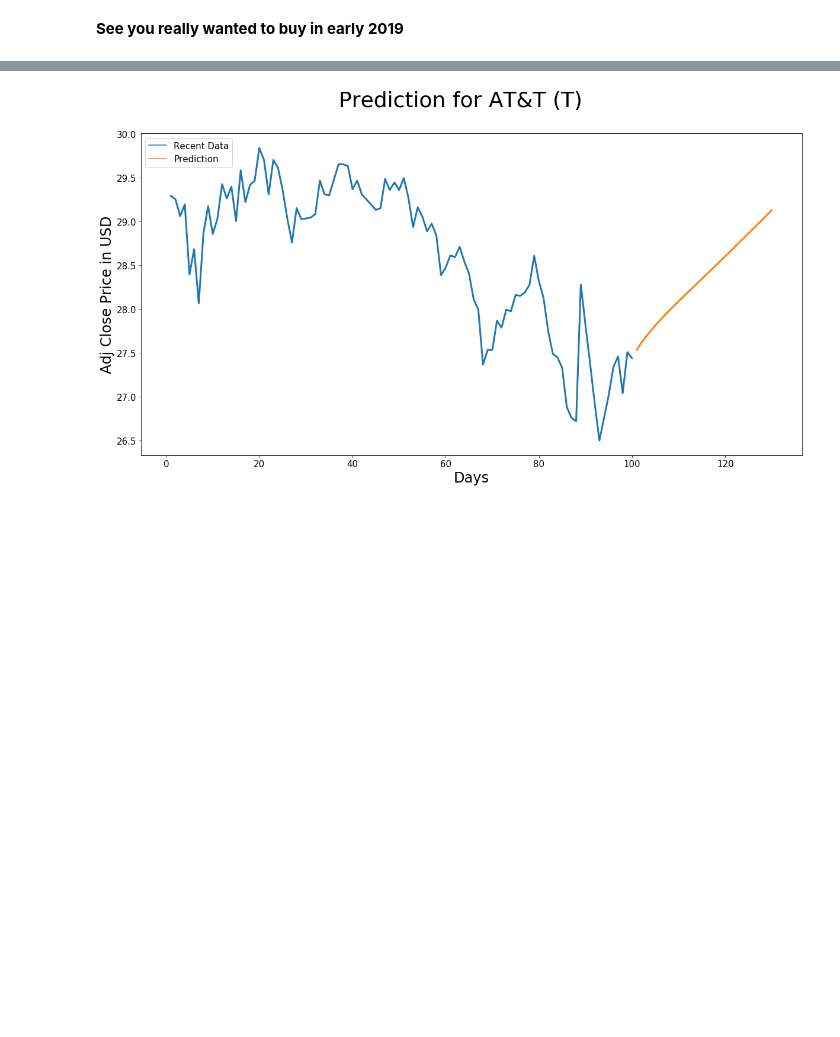
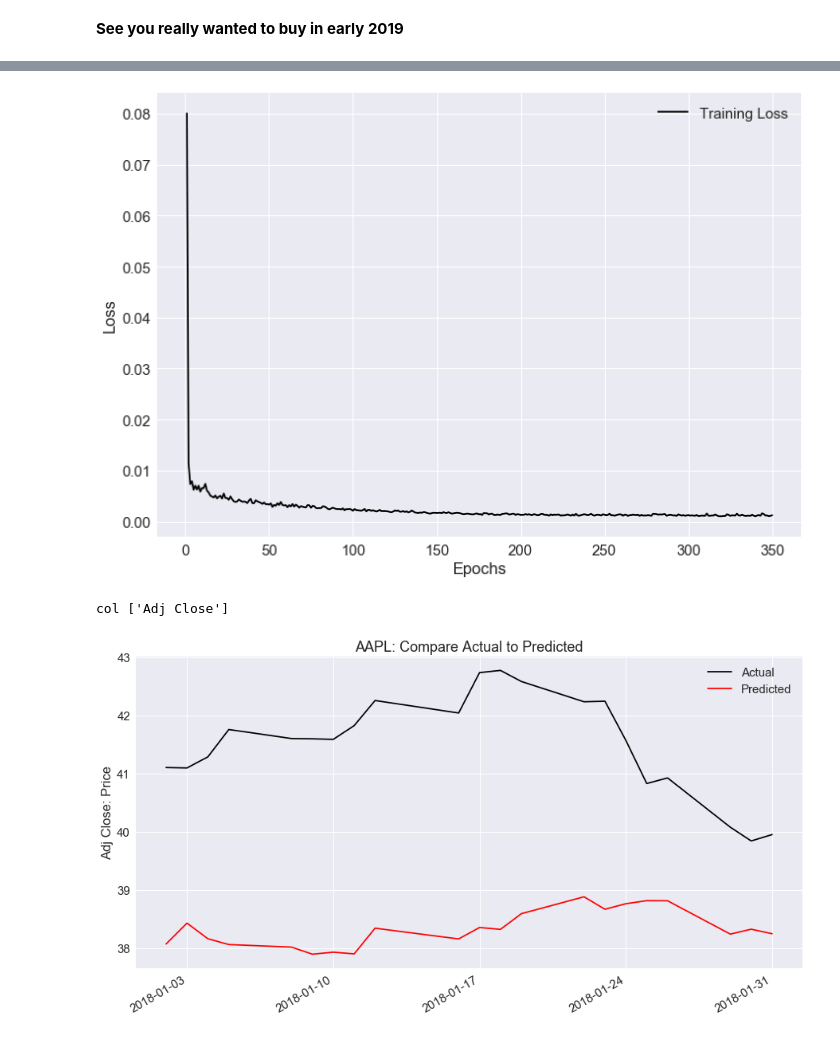
Before and after one commit to jim0sturges/capstone, a Jupyter notebook: Capstone Stock Analysis.ipynb, the cells around one changed output, grey strips where cells are left out. Cells and saved outputs as stored; diff of their text form; code cells hidden in the pictures; blank space fills up the shorter version.

```diff
--- a/Capstone Stock Analysis.ipynb
+++ b/Capstone Stock Analysis.ipynb
@@ -377,8 +376,0 @@ Lets pick one of the communication stocks to work with
-# %%
-df = DataReader('T', data_source='yahoo')
-
-df['Adj Close'].plot(figsize=(15,8),
-                    title='Stock Closing Price for AT&T (T)')
-plt.ylabel('US Dollars (USD)');
-plt.xlabel('');
-print('A quick re-look at closing performance')
@@ -390,10 +408,3 @@ A quick re-look at closing performance
 "The main idea behind normalization/standardization is always the same. Variables that are measured at different scales do not contribute equally to the model fitting & model learned function and might end up creating a bias. Thus, to deal with this potential problem feature-wise normalization such as MinMax Scaling is usually used prior to model fitting."
 
 ref:https://towardsdatascience.com/everything-you-need-to-know-about-min-max-normalization-in-python-b79592732b79
-# %%
-df1=df.reset_index()['Adj Close']
-#In order to model this informationwe first need to scale it.
-
-from sklearn.preprocessing import MinMaxScaler
-scaler=MinMaxScaler(feature_range=(0,1))
-df1=scaler.fit_transform(np.array(df1).reshape(-1,1))
@@ -636,16 +555,46 @@ days_pred=np.arange(101,131)
-# %%
-plt.figure(figsize=(20,10))
-plt.xlabel('Days', fontsize=24)
-plt.ylabel('Adj Close Price in USD', fontsize=24)
-plt.xticks(size = 15)
-plt.yticks(size = 15)
-plt.suptitle("Prediction for AT&T (T)", fontsize=36)
-
-plt.plot(days_new,scaler.inverse_transform(df1[1159:]),label="Recent Data")
-plt.plot(days_pred,scaler.inverse_transform(lst_output),label="Prediction")
-plt.legend(loc=2, prop={'size': 15})
-for line in plt.gca().lines:
-    line.set_linewidth(3.)
-plt.show()
-# %% [output]
-[figure, removed]
+# %%
+##### Stock Prediction ###########
+import numpy as np
+import matplotlib.pyplot as plt
+import pandas as pd
+#Variables
+tckr='AAPL' # Stock symbol for analyis
+col='Adj Close'
+hist_data_start,hist_data_end='01/01/13', '31/12/17'
+train_pcnt=.70
+look_back=60
+compare_start,compare_end='01/01/18', '31/01/18'
+epochs=350; batch_size=32
+#################
+#pull the training and test data
+start_date=hist_data_start
+end_date=hist_data_end
+split_data='yes'
+training_df,testing_df=get_stock_data_optional_split(start_date,
+                                    end_date,tckr,train_pcnt,
+                                                     col,split_data)
+training_array= training_df.values
+testing_array = testing_df.values
+
+# scale and shape data
+features,labels,scaler=scale_and_shape(training_array,look_back=look_back)
+
+# create model
+model=create_tensor_flow_model(features)
+
+# fit model
+history=model.fit(features, labels, epochs = epochs, batch_size = batch_size,verbose=0)
+
+# plot the loss vs epoch
+plot_loss(history)
+
+#Generate predictions and plot comparison to actuals
+start_date=compare_start
+end_date=compare_end
+compare_act_to_predict_and_plot(training_df,testing_df,
+                                start_date,end_date,
+                                tckr,look_back,scaler)
+# %% [output]
+[figure, added]
+col ['Adj Close']
+[figure, added]
```
Also changed, not shown: parts of 44 cells of this notebook.
